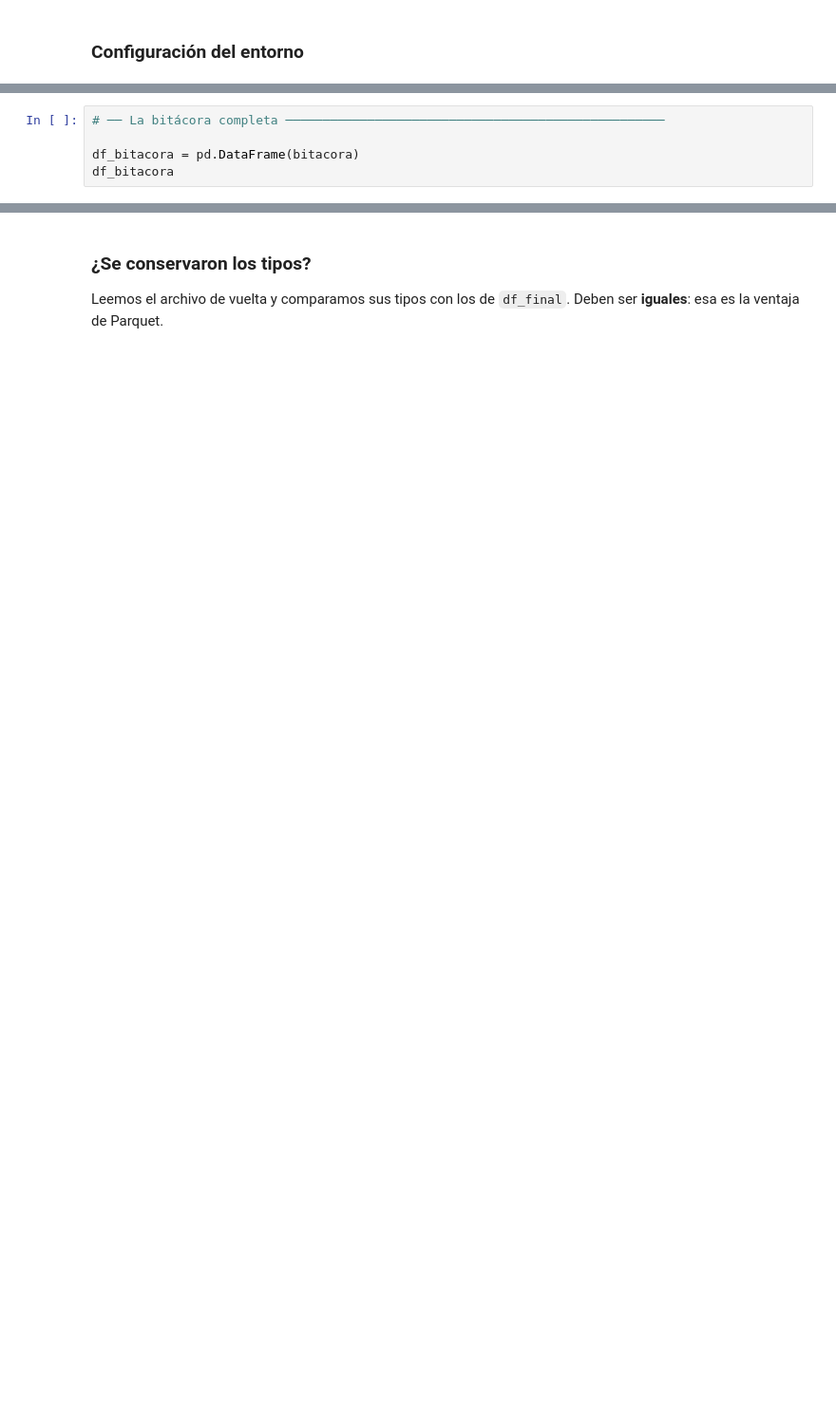
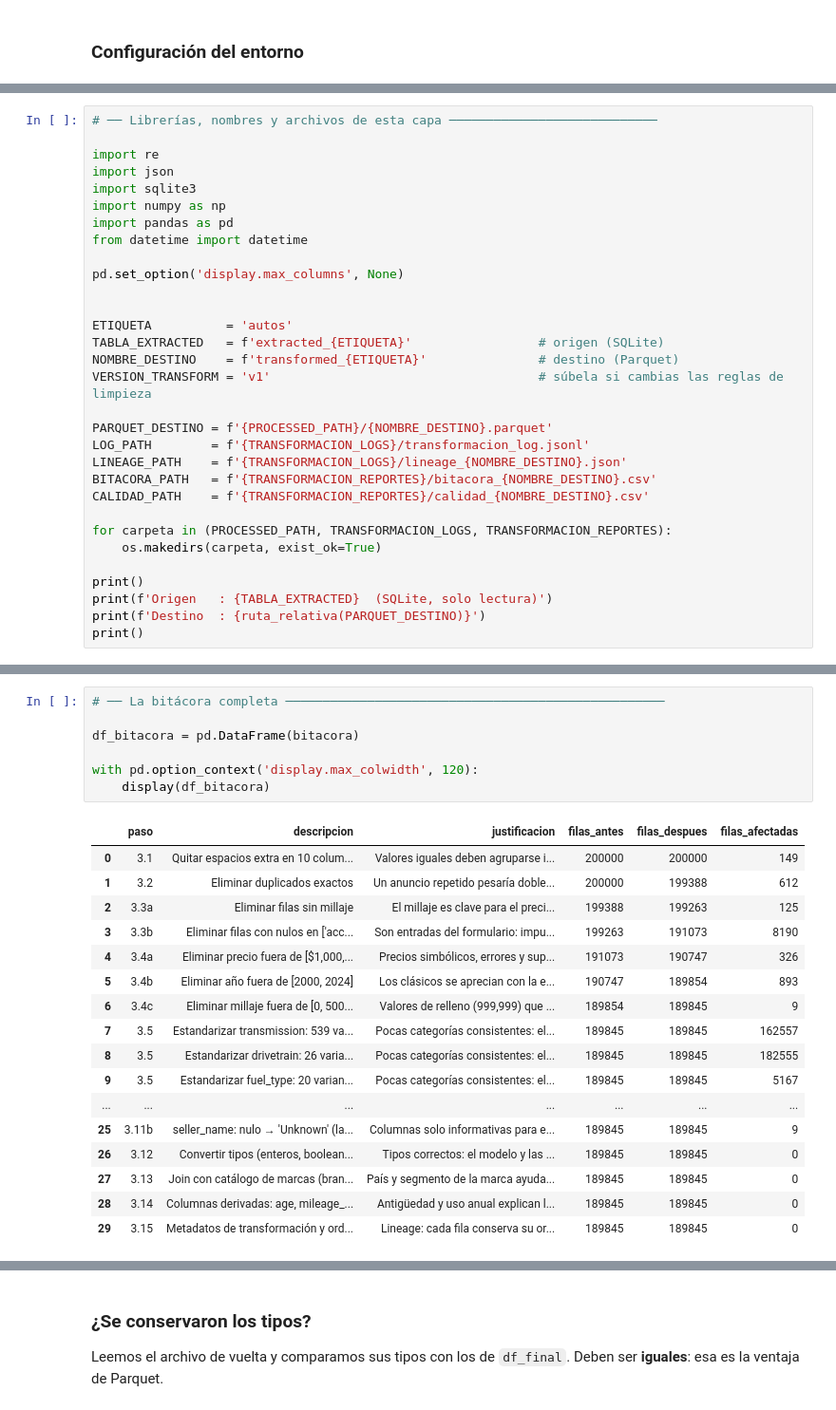
Before and after one commit to luispardave/ING_BD_ProjectF, a Jupyter notebook: Codigos/TRANSFORMACION.ipynb, the cells around one changed output, grey strips where cells are left out. Shown at 95% size. Cells and saved outputs as stored; diff of their text form; blank space fills up the shorter version.

Commit message:
Capa TRANSFORMED: limpieza, estandarización y enriquecimiento de autos

```diff
--- a/Codigos/TRANSFORMACION.ipynb
+++ b/Codigos/TRANSFORMACION.ipynb
@@ -495,0 +49,31 @@ registrar('3.9', 'Metadatos de transformación y orden de columnas', len(df_fina
+# %%
+# ── Librerías, nombres y archivos de esta capa ────────────────────────────
+
+import re
+import json
+import sqlite3
+import numpy as np
+import pandas as pd
+from datetime import datetime
+
+pd.set_option('display.max_columns', None)
+
+
+ETIQUETA          = 'autos'
+TABLA_EXTRACTED   = f'extracted_{ETIQUETA}'                 # origen (SQLite)
+NOMBRE_DESTINO    = f'transformed_{ETIQUETA}'               # destino (Parquet)
+VERSION_TRANSFORM = 'v1'                                    # súbela si cambias las reglas de limpieza
+
+PARQUET_DESTINO = f'{PROCESSED_PATH}/{NOMBRE_DESTINO}.parquet'
+LOG_PATH        = f'{TRANSFORMACION_LOGS}/transformacion_log.jsonl'
+LINEAGE_PATH    = f'{TRANSFORMACION_LOGS}/lineage_{NOMBRE_DESTINO}.json'
+BITACORA_PATH   = f'{TRANSFORMACION_REPORTES}/bitacora_{NOMBRE_DESTINO}.csv'
+CALIDAD_PATH    = f'{TRANSFORMACION_REPORTES}/calidad_{NOMBRE_DESTINO}.csv'
+
+for carpeta in (PROCESSED_PATH, TRANSFORMACION_LOGS, TRANSFORMACION_REPORTES):
+    os.makedirs(carpeta, exist_ok=True)
+
+print()
+print(f'Origen   : {TABLA_EXTRACTED}  (SQLite, solo lectura)')
+print(f'Destino  : {ruta_relativa(PARQUET_DESTINO)}')
+print()
@@ -498,8 +1016,28 @@ inspeccionar_dataset(df_final, nombre=f'{NOMBRE_DESTINO} (antes de cargar)')
 # %%
 # ── La bitácora completa ───────────────────────────────────────────────────
 
 df_bitacora = pd.DataFrame(bitacora)
-df_bitacora
+
+with pd.option_context('display.max_colwidth', 120):
+    display(df_bitacora)
+# %% [output]
+|  | paso | descripcion | justificacion | filas_antes | filas_despues | filas_afectadas |
+| 0 | 3.1 | Quitar espacios extra en 10 colum... | Valores iguales deben agruparse i... | 200000 | 200000 | 149 |
+| 1 | 3.2 | Eliminar duplicados exactos | Un anuncio repetido pesaría doble... | 200000 | 199388 | 612 |
+| 2 | 3.3a | Eliminar filas sin millaje | El millaje es clave para el preci... | 199388 | 199263 | 125 |
+| 3 | 3.3b | Eliminar filas con nulos en ['acc... | Son entradas del formulario: impu... | 199263 | 191073 | 8190 |
+| 4 | 3.4a | Eliminar precio fuera de [$1,000,... | Precios simbólicos, errores y sup... | 191073 | 190747 | 326 |
+| 5 | 3.4b | Eliminar año fuera de [2000, 2024] | Los clásicos se aprecian con la e... | 190747 | 189854 | 893 |
+| 6 | 3.4c | Eliminar millaje fuera de [0, 500... | Valores de relleno (999,999) que ... | 189854 | 189845 | 9 |
+| 7 | 3.5 | Estandarizar transmission: 539 va... | Pocas categorías consistentes: el... | 189845 | 189845 | 162557 |
+| 8 | 3.5 | Estandarizar drivetrain: 26 varia... | Pocas categorías consistentes: el... | 189845 | 189845 | 182555 |
+| 9 | 3.5 | Estandarizar fuel_type: 20 varian... | Pocas categorías consistentes: el... | 189845 | 189845 | 5167 |
+| ... | ... | ... | ... | ... | ... | ... |
+| 25 | 3.11b | seller_name: nulo → 'Unknown' (la... | Columnas solo informativas para e... | 189845 | 189845 | 9 |
+| 26 | 3.12 | Convertir tipos (enteros, boolean... | Tipos correctos: el modelo y las ... | 189845 | 189845 | 0 |
+| 27 | 3.13 | Join con catálogo de marcas (bran... | País y segmento de la marca ayuda... | 189845 | 189845 | 0 |
+| 28 | 3.14 | Columnas derivadas: age, mileage_... | Antigüedad y uso anual explican l... | 189845 | 189845 | 0 |
+| 29 | 3.15 | Metadatos de transformación y ord... | Lineage: cada fila conserva su or... | 189845 | 189845 | 0 |
 # %% [markdown]
 ---
 ## PASO 4 — Diagnóstico de calidad (después)
```
Also changed, not shown: parts of 107 cells of this notebook, 7 other files.
